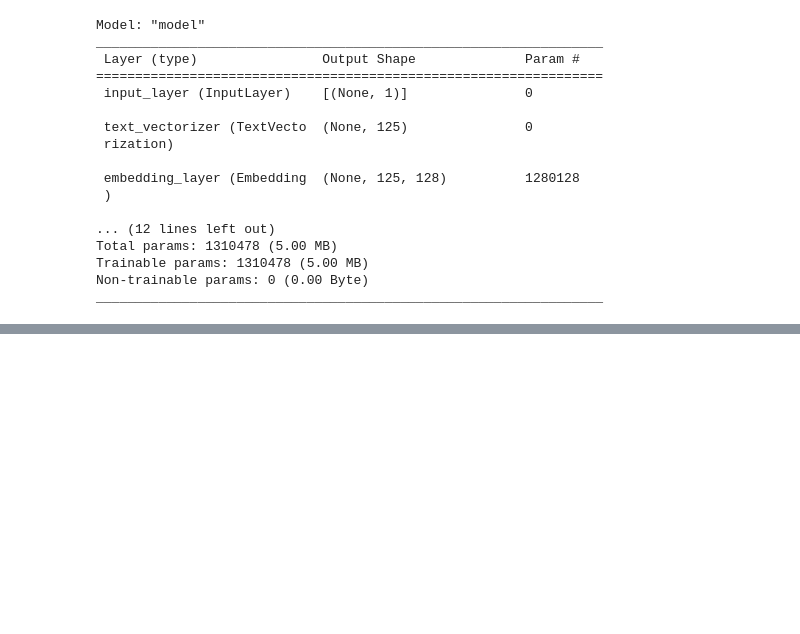
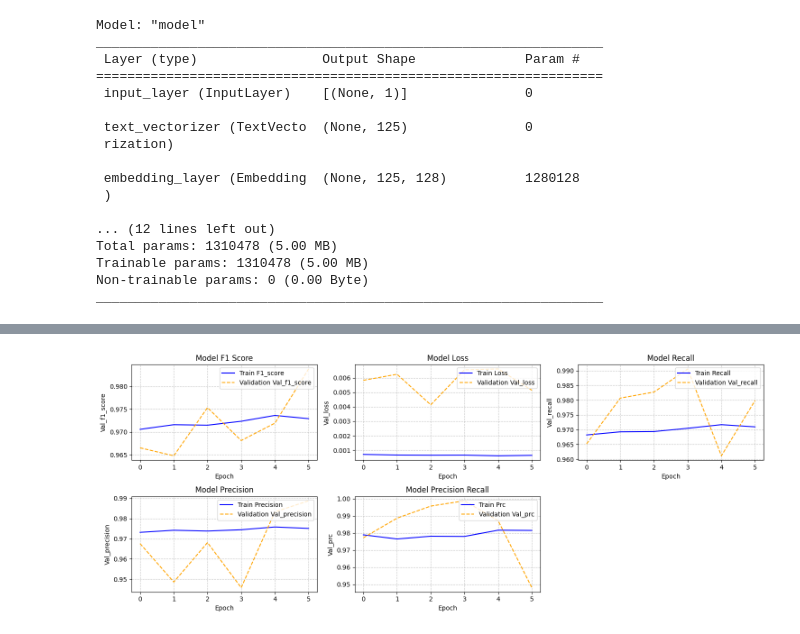
Before and after one commit to ThomasProce/Anti-Hater_filter, a Jupyter notebook: Progetto_Toxic_Comments_Filter.ipynb, the cells around one changed output, grey strips where cells are left out. Drawn from its saved outputs; the diff is of its cells as text; code cells hidden in the pictures; blank space fills up the shorter version.

```diff
--- a/Progetto_Toxic_Comments_Filter.ipynb
+++ b/Progetto_Toxic_Comments_Filter.ipynb
@@ -896,13 +1003,14 @@ F1_SCORE = tf.keras.metrics.F1Score(threshold=0.5,
 
 Net.compile(loss='BinaryCrossentropy',
             optimizer=Adam(),
-            metrics=[F1_SCORE, PRECISION_RECALL])
+            metrics=METRICS)
 # %%
 # Fit
-
+## The model was trained for about another 40 epochs before form a total of 46 epochs of training ##
 history = Net.fit(training,
-                  epochs=5,
+                  epochs=6,
                   validation_data=(validation),
                   validation_steps=int(0.25 * len(validation)), # validate on 25% of the data to speed up the process
-                  class_weight = weights) # use the same weights used with the naive model
+                  class_weight = weights, # use the same weights used with the naive model
+                  callbacks=[early_stopping_callback])
 # %% [output]
@@ -958 +1035,45 @@ plt.show()
+# %%
+# Plot the curves (the plot shows only the last 6 epochs but the model was trained for about 40 epochs before)
+plt.figure(figsize=(15, 6))
+
+# Define metrics to plot
+metrics_to_plot = ['f1_score',
+                   'val_f1_score',
+
+                   'loss',
+                   'val_loss',
+
+                   'recall',
+                   'val_recall',
+
+                   'precision',
+                   'val_precision',
+
+                   'prc',
+                   'val_prc']
+
+subplot_titles = ['Model F1 Score',
+                  'Model Loss',
+                  'Model Recall',
+                  'Model Precision',
+                  'Model Precision Recall']
+
+for i in range(5):
+    plt.subplot(2, 3, i+1)  # Use 5 rows, 1 column, and set the i+1-th subplot
+    metric_train = metrics_to_plot[i * 2]
+    metric_val = metrics_to_plot[i * 2 + 1]
+
+    plt.plot(history.history[metric_train], label=f'Train {metric_train.capitalize()}', color='blue', linestyle='solid')
+    plt.plot(history.history[metric_val], label=f'Validation {metric_val.capitalize()}', color='orange', linestyle='dashed')
+
+    plt.title(subplot_titles[i])
+    plt.xlabel('Epoch')
+    plt.ylabel(metric_val.capitalize())
+    plt.legend(loc='upper right')  # Adjust legend position as needed
+    plt.grid(True, which='both', alpha=0.7, linestyle='dashed')
+
+plt.tight_layout()
+plt.show()
+# %% [output]
+[figure, added]
 # %%
```
Also changed, not shown: parts of 35 cells of this notebook.
